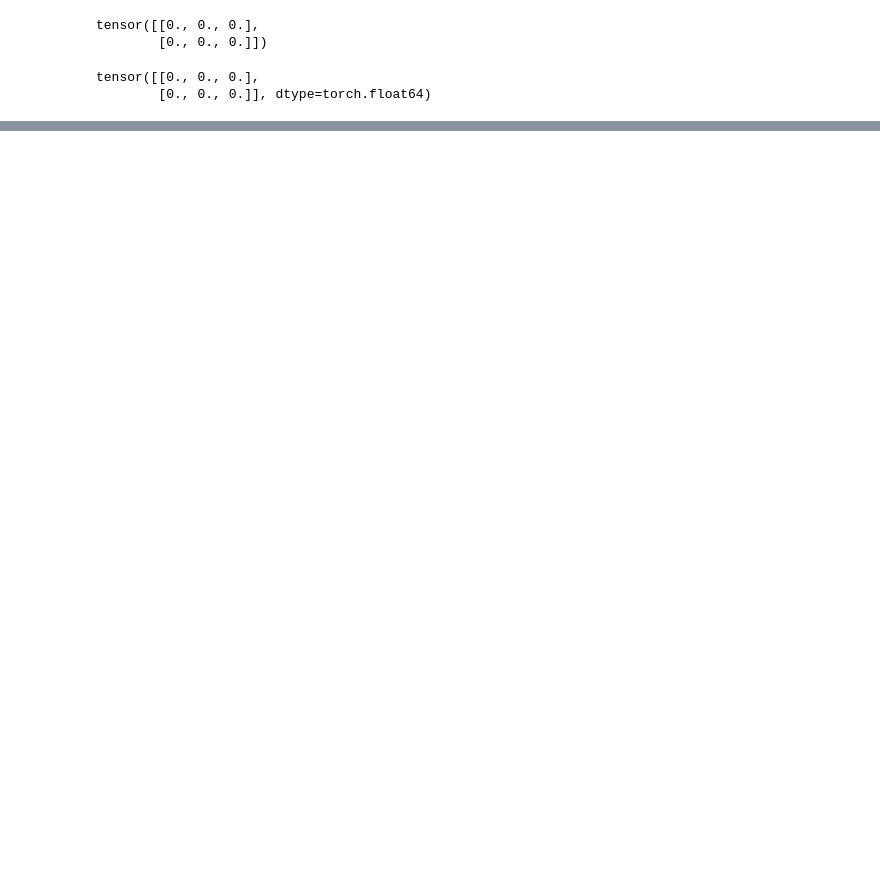
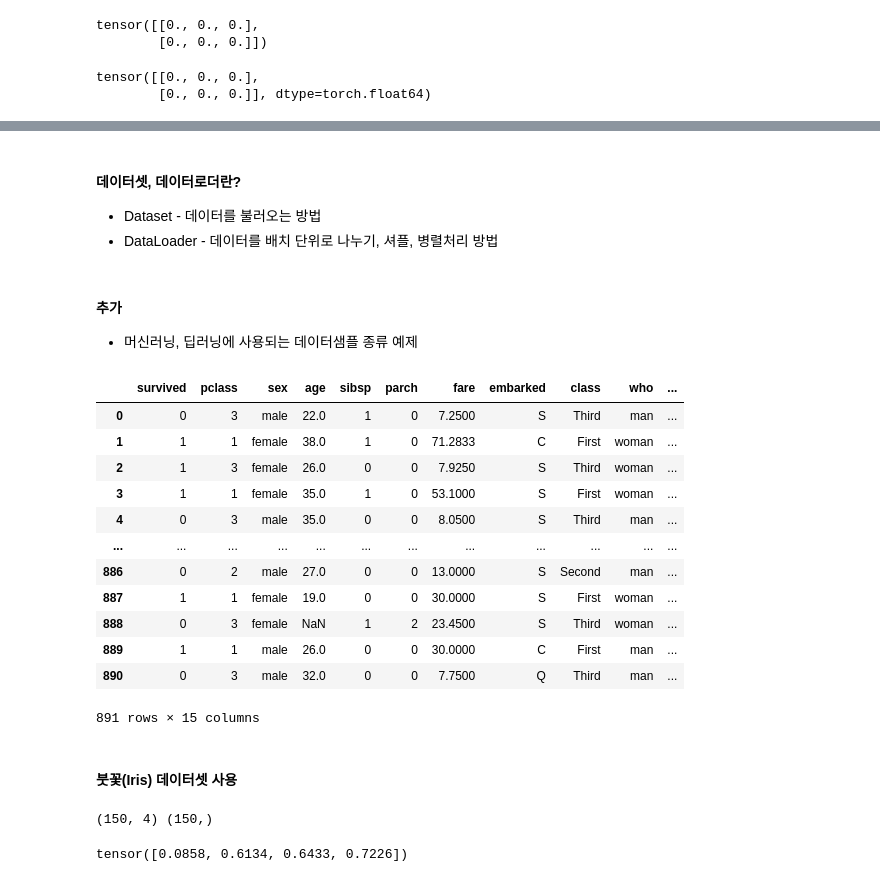
Before and after one commit to bonobonocutie/iot-dataanalysis-2025, a Jupyter notebook: day06/mldl01_파이토치_기본.ipynb, the cells around one changed output, grey strips where cells are left out. Drawn from its saved outputs; the diff is of its cells as text; code cells hidden in the pictures; blank space fills up the shorter version.

```diff
--- a/day06/mldl01_파이토치_기본.ipynb
+++ b/day06/mldl01_파이토치_기본.ipynb
@@ -63,0 +230,33 @@ tensor([[0., 0., 0.],
+# %% [markdown]
+#### 데이터셋, 데이터로더란?
+- Dataset - 데이터를 불러오는 방법
+- DataLoader - 데이터를 배치 단위로 나누기, 셔플, 병렬처리 방법
+# %% [markdown]
+#### 추가
+- 머신러닝, 딥러닝에 사용되는 데이터샘플 종류 예제
+# %%
+from sklearn.datasets import load_breast_cancer, load_iris, load_wine # 11개 데이터셋
+import seaborn as sns
+
+datas = sns.load_dataset('titanic') # https://github.com/mwaskom/seaborn-data
+
+from torchvision.datasets import FashionMNIST, MNIST, CIFAR100
+from keras.datasets import mnist, fashion_mnist, boston_housing, cifar10, cifar100, imdb   # 이미지, 텍스트 데이터셋
+# %%
+datas
+# %% [output]
+|  | survived | pclass | sex | age | sibsp | parch | fare | embarked | class | who | ... |
+| 0 | 0 | 3 | male | 22.0 | 1 | 0 | 7.2500 | S | Third | man | ... |
+| 1 | 1 | 1 | female | 38.0 | 1 | 0 | 71.2833 | C | First | woman | ... |
+| 2 | 1 | 3 | female | 26.0 | 0 | 0 | 7.9250 | S | Third | woman | ... |
+| 3 | 1 | 1 | female | 35.0 | 1 | 0 | 53.1000 | S | First | woman | ... |
+| 4 | 0 | 3 | male | 35.0 | 0 | 0 | 8.0500 | S | Third | man | ... |
+| ... | ... | ... | ... | ... | ... | ... | ... | ... | ... | ... | ... |
+| 886 | 0 | 2 | male | 27.0 | 0 | 0 | 13.0000 | S | Second | man | ... |
+| 887 | 1 | 1 | female | 19.0 | 0 | 0 | 30.0000 | S | First | woman | ... |
+| 888 | 0 | 3 | female | NaN | 1 | 2 | 23.4500 | S | Third | woman | ... |
+| 889 | 1 | 1 | male | 26.0 | 0 | 0 | 30.0000 | C | First | man | ... |
+| 890 | 0 | 3 | male | 32.0 | 0 | 0 | 7.7500 | Q | Third | man | ... |
+891 rows × 15 columns
+# %% [markdown]
+#### 붓꽃(Iris) 데이터셋 사용
@@ -63,0 +270,15 @@ tensor([[0., 0., 0.],
+# %%
+# 데이터 로드
+iris = load_iris()
+## 입력(특성) 데이터 X, 타겟 y == input, target
+X = iris['data']
+y = iris['target']
+
+print(X.shape, y.shape) # numpy 데이터
+# %% [output]
+(150, 4) (150,)
+# %%
+# sepas(꽃받침) length(cm), sepal width(cm), petal(꽃잎) length(cm), petal width(cm)
+x[0, :]
+# %% [output]
+tensor([0.0858, 0.6134, 0.6433, 0.7226])
```
Also changed, not shown: parts of 58 cells of this notebook, 5 other files.
